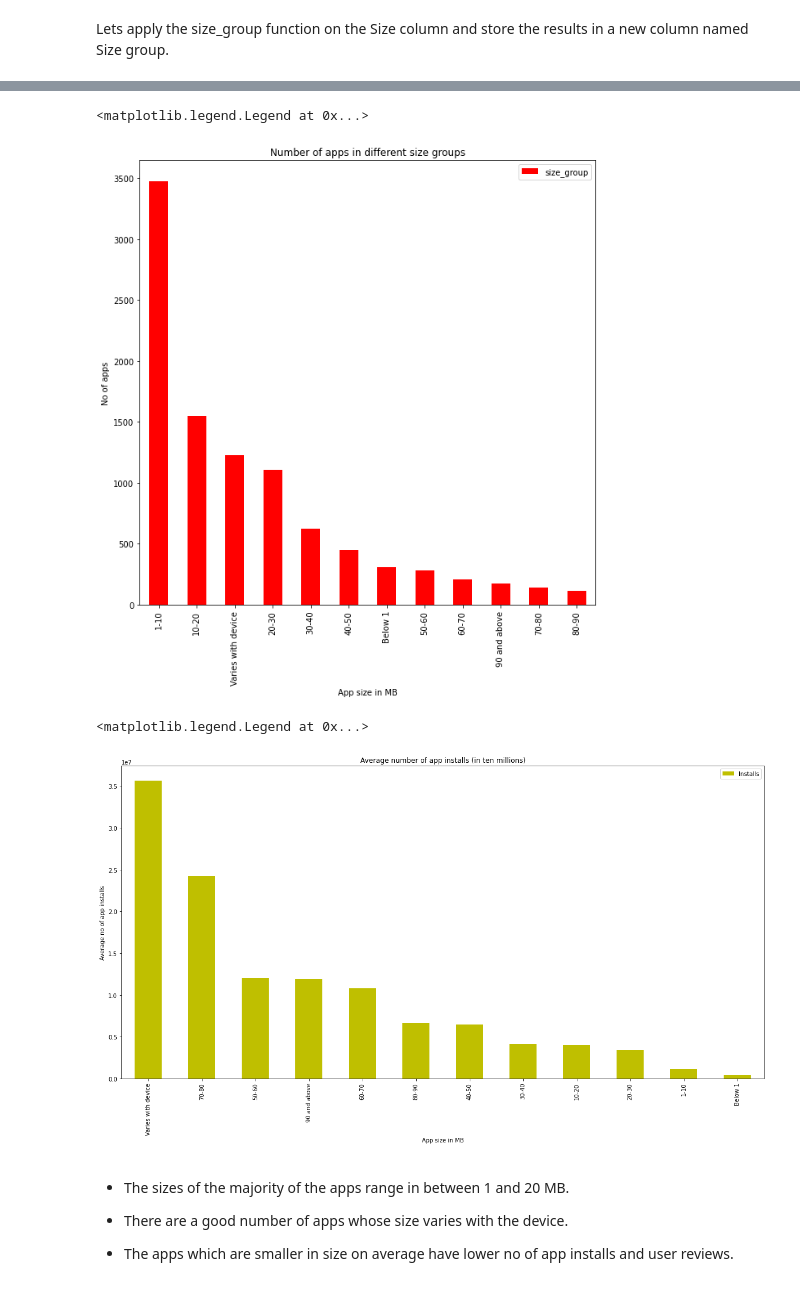
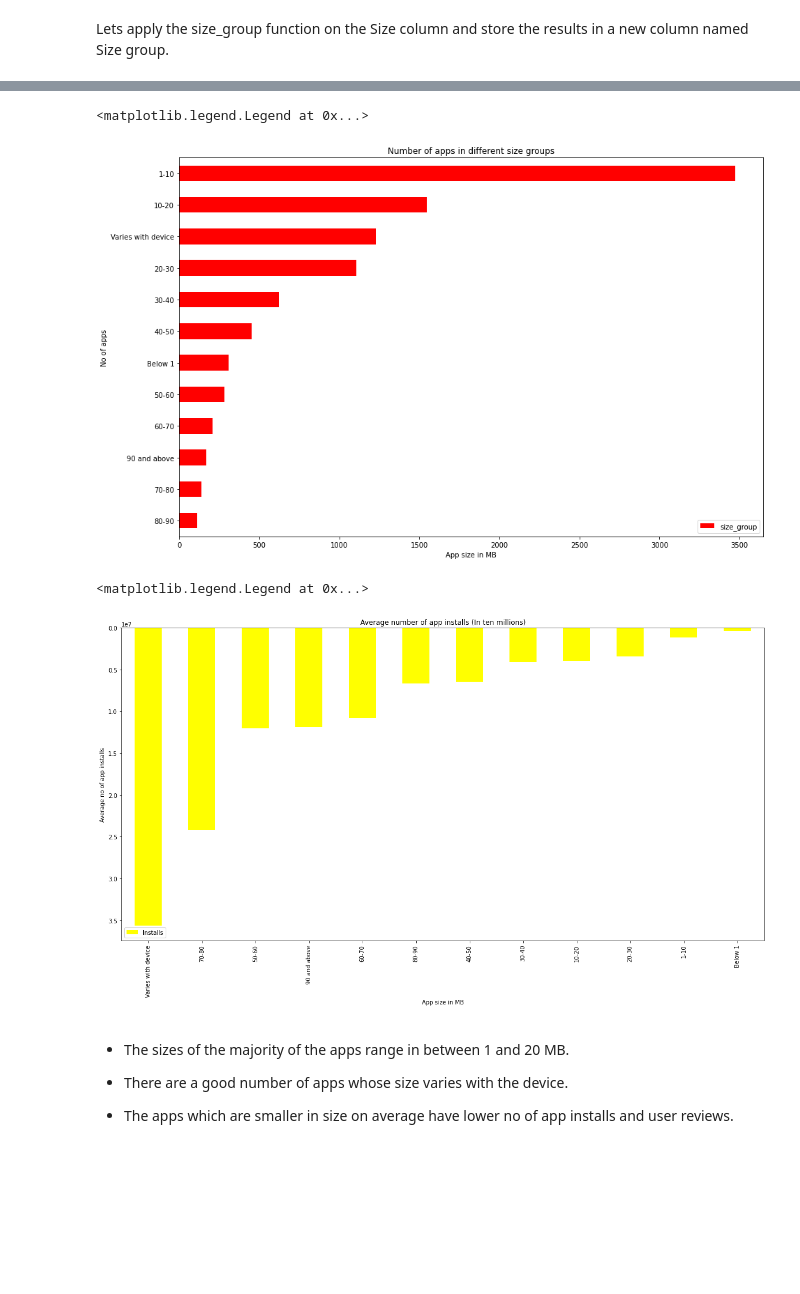
Before and after one commit to San13deep/Play-Store-App-Review-Analysis, a Jupyter notebook: Play_Store_App_Review_Analysis_Capstone_Project.ipynb, the cells around one changed output, grey strips where cells are left out. Drawn from its saved outputs; the diff is of its cells as text; code cells hidden in the pictures; blank space fills up the shorter version.

```diff
--- a/Play_Store_App_Review_Analysis_Capstone_Project.ipynb
+++ b/Play_Store_App_Review_Analysis_Capstone_Project.ipynb
@@ -948,25 +952,25 @@ ps_df.head()
 | 4 | Pixel Draw - Number Art Coloring ... | ART_AND_DESIGN | 4.3 | 967 | 2.8 | 100000 | Free | 0.0 | Everyone | Art & Design;Creativity | ... |
 # %%
 # no of apps belonging to each size group
-ps_df['size_group'].value_counts().plot.bar(figsize=(15,10),color='r').invert_yaxis()
+ps_df['size_group'].value_counts().plot.barh(figsize=(15,10),color='r').invert_yaxis()
 plt.title("Number of apps in different size groups")
 plt.xlabel('App size in MB')
 plt.ylabel('No of apps')
 plt.legend()
 # %% [output]
 <matplotlib.legend.Legend at 0x...>
-[figure, old version]
+[figure, new version]
 # %%
 # average number of app installs in each category
 
 ps_df.groupby('size_group')['Installs'].mean().sort_values(ascending= False).plot.bar(figsize=(20,10),color='yellow').invert_yaxis()
-plt.title("Average number of app installs (in ten millions)")
+plt.title("Average number of app installs (In ten millions)")
 plt.xlabel('App size in MB')
 plt.ylabel('Average no of app installs')
 plt.legend()
 # %% [output]
 <matplotlib.legend.Legend at 0x...>
-[figure, old version]
+[figure, new version]
 # %% [markdown]
 
 *   The sizes of the majority of the apps range in between 1 and 20 MB.
```
Also changed, not shown: parts of 30 cells of this notebook.
